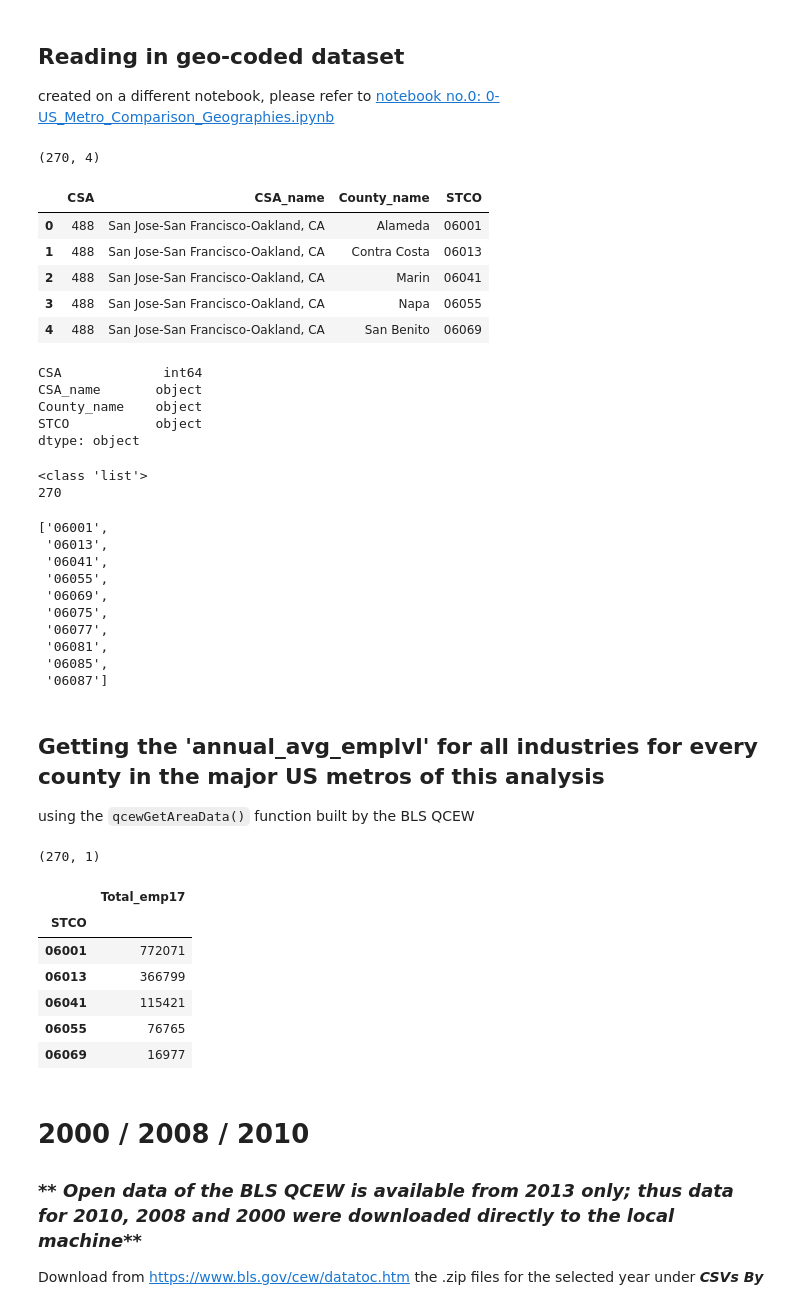
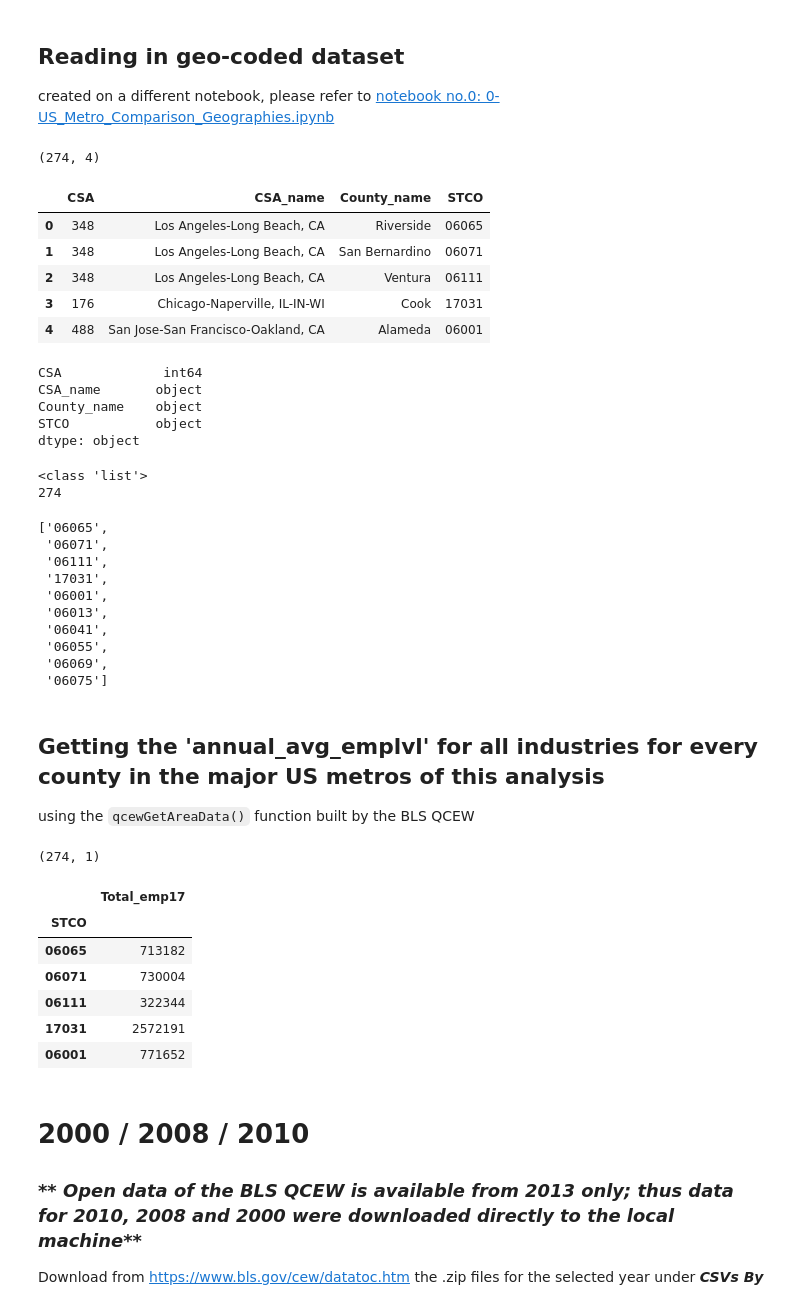
Before and after one commit to NYCPlanning/rp-USmetros_comparison, a Jupyter notebook: 4-EMPLOYMENT_BLS-QCEW10-17.ipynb, the cells around one changed output. Cells and saved outputs as stored; diff of their text form; code cells hidden in the pictures.

Commit message:
correct counties, BLS-04 notebook

```diff
--- a/4-EMPLOYMENT_BLS-QCEW10-17.ipynb
+++ b/4-EMPLOYMENT_BLS-QCEW10-17.ipynb
@@ -134,20 +134,20 @@ def qcewGetSizeData(year,size):
 ##  Reading in geo-coded dataset
 created on a different notebook, please refer to [notebook no.0: 0-US_Metro_Comparison_Geographies.ipynb](https://github.com/NYCPlanning/rp-USmetros_comparison/blob/master/0-US_Metro_Comparison_Geographies.ipynb)
 # %%
-geo = pd.read_csv('../rp-USmetros_comparison/data/USmetros_full.csv').iloc[:,:-2] \
-            .drop(['Unnamed: 0', 'SHAPE_AREA'], axis=1)
+geo = pd.read_csv('../rp-USmetros_comparison/data/USmetros_full_correct.csv')\
+            .drop(['Unnamed: 0'], axis=1)
 geo['STCO'] = geo['STCO'].apply(lambda x: '{0:0>5}'.format(x))
 
 print(geo.shape)
 geo.head()
 # %% [output]
-(270, 4)
+(274, 4)
 |  | CSA | CSA_name | County_name | STCO |
-| 0 | 488 | San Jose-San Francisco-Oakland, CA | Alameda | 06001 |
-| 1 | 488 | San Jose-San Francisco-Oakland, CA | Contra Costa | 06013 |
-| 2 | 488 | San Jose-San Francisco-Oakland, CA | Marin | 06041 |
-| 3 | 488 | San Jose-San Francisco-Oakland, CA | Napa | 06055 |
-| 4 | 488 | San Jose-San Francisco-Oakland, CA | San Benito | 06069 |
+| 0 | 348 | Los Angeles-Long Beach, CA | Riverside | 06065 |
+| 1 | 348 | Los Angeles-Long Beach, CA | San Bernardino | 06071 |
+| 2 | 348 | Los Angeles-Long Beach, CA | Ventura | 06111 |
+| 3 | 176 | Chicago-Naperville, IL-IN-WI | Cook | 17031 |
+| 4 | 488 | San Jose-San Francisco-Oakland, CA | Alameda | 06001 |
 # %%
 geo.dtypes
 # %% [output]
@@ -164,17 +164,17 @@ print(len(STCO))
 STCO[:10]
 # %% [output]
 <class 'list'>
-270
+274
-['06001',
+['06065',
+ '06071',
+ '06111',
+ '17031',
+ '06001',
  '06013',
  '06041',
  '06055',
  '06069',
- '06075',
- '06077',
- '06081',
- '06085',
- '06087']
+ '06075']
 # %% [markdown]
 ## Getting the 'annual_avg_emplvl' for all industries for every county in the major US metros of this analysis
 using the `qcewGetAreaData()` function built by the BLS QCEW
@@ -200,12 +200,12 @@ JobsCO17 = JobsCO17.set_index('STCO')
 print(JobsCO17.shape)
 JobsCO17.head()
 # %% [output]
-(270, 1)
+(274, 1)
 |  | Total_emp17 |
 | STCO |  |
-| 06001 | 772071 |
-| 06013 | 366799 |
-| 06041 | 115421 |
-| 06055 | 76765 |
-| 06069 | 16977 |
+| 06065 | 713182 |
+| 06071 | 730004 |
+| 06111 | 322344 |
+| 17031 | 2572191 |
+| 06001 | 771652 |
 # %%
```
Also changed, not shown: parts of 18 cells of this notebook, 12 other files.
